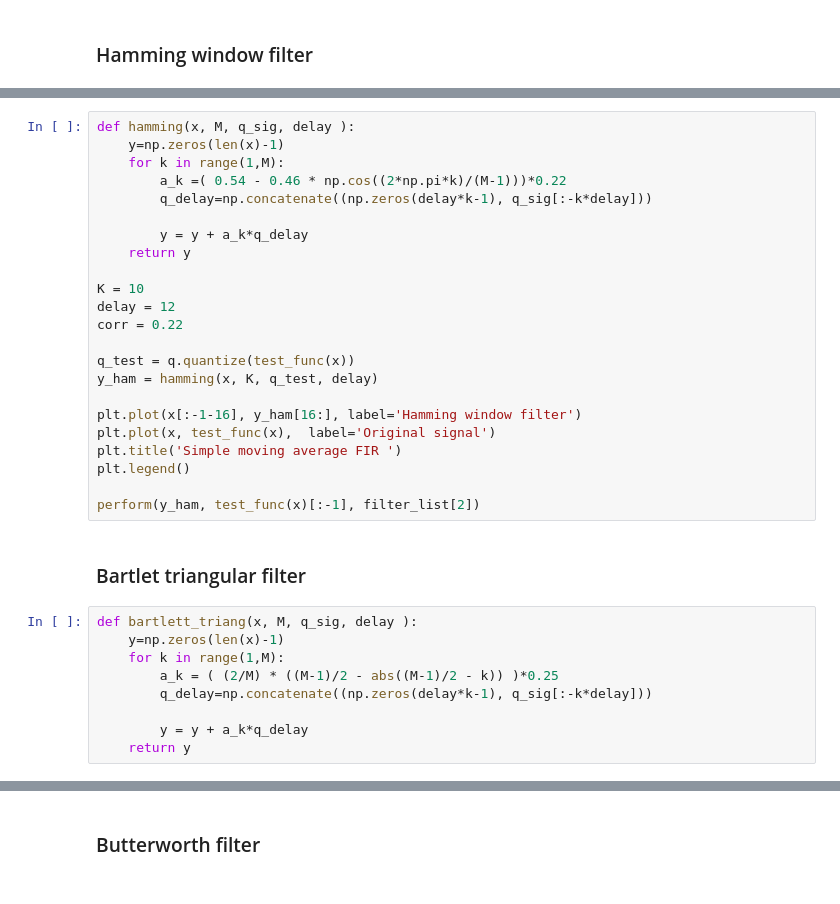
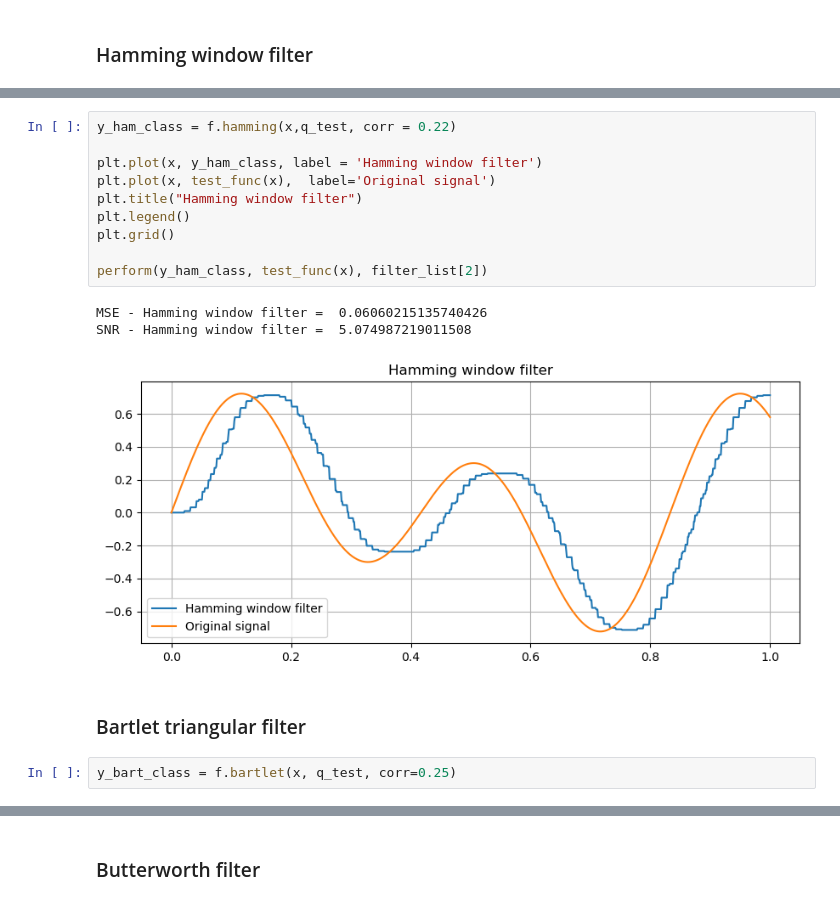
Before and after one commit to lindafabs/Semester-Project, a Jupyter notebook: binary_quant_copy.ipynb, the cells around one changed output, grey strips where cells are left out. Cells and saved outputs as stored; diff of their text form.

```diff
--- a/binary_quant_copy.ipynb
+++ b/binary_quant_copy.ipynb
@@ -239,35 +207,19 @@ y_ham = f.hamming(x, q_tot, corr=0.22)
-# %%
-def hamming(x, M, q_sig, delay ):
-    y=np.zeros(len(x)-1)
-    for k in range(1,M):
-        a_k =( 0.54 - 0.46 * np.cos((2*np.pi*k)/(M-1)))*0.22
-        q_delay=np.concatenate((np.zeros(delay*k-1), q_sig[:-k*delay]))
-
-        y = y + a_k*q_delay
-    return y
-
-K = 10
-delay = 12
-corr = 0.22
-
-q_test = q.quantize(test_func(x))
-y_ham = hamming(x, K, q_test, delay)
-
-plt.plot(x[:-1-16], y_ham[16:], label='Hamming window filter')
-plt.plot(x, test_func(x),  label='Original signal')
-plt.title('Simple moving average FIR ')
-plt.legend()
-
-perform(y_ham, test_func(x)[:-1], filter_list[2])
+# %%
+y_ham_class = f.hamming(x,q_test, corr = 0.22)
+
+plt.plot(x, y_ham_class, label = 'Hamming window filter')
+plt.plot(x, test_func(x),  label='Original signal')
+plt.title("Hamming window filter")
+plt.legend()
+plt.grid()
+
+perform(y_ham_class, test_func(x), filter_list[2])
+# %% [output]
+MSE - Hamming window filter =  0.06060215135740426
+SNR - Hamming window filter =  5.074987219011508
+[figure, added]
 # %% [markdown]
 ### Bartlet triangular filter
-# %%
-def bartlett_triang(x, M, q_sig, delay ):
-    y=np.zeros(len(x)-1)
-    for k in range(1,M):
-        a_k = ( (2/M) * ((M-1)/2 - abs((M-1)/2 - k)) )*0.25
-        q_delay=np.concatenate((np.zeros(delay*k-1), q_sig[:-k*delay]))
-
-        y = y + a_k*q_delay
-    return y
+# %%
+y_bart_class = f.bartlet(x, q_test, corr=0.25)
 # %%
```
Also changed, not shown: parts of 16 cells of this notebook, 1 other file.
